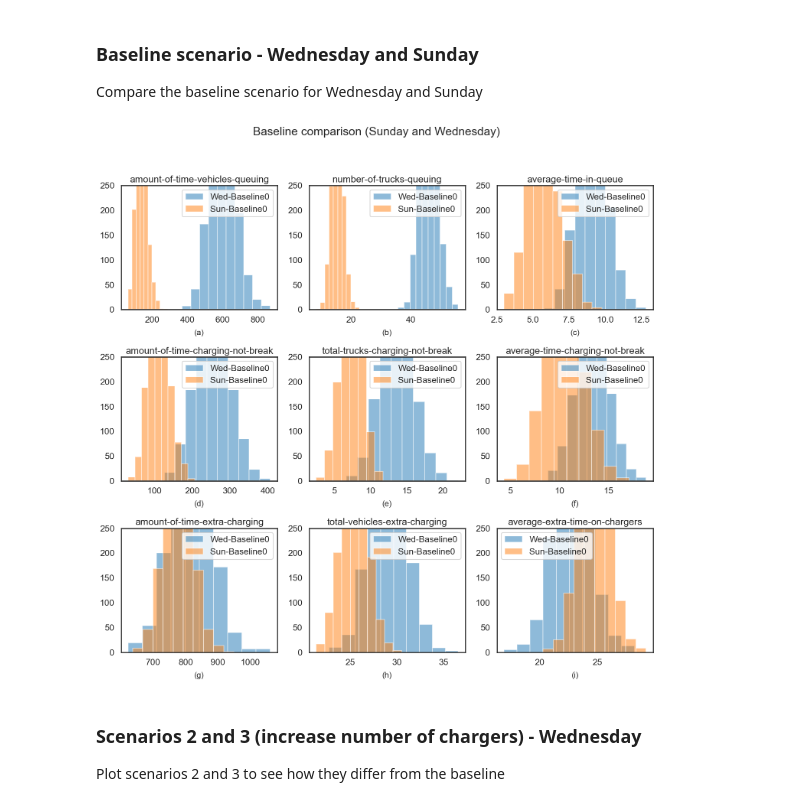
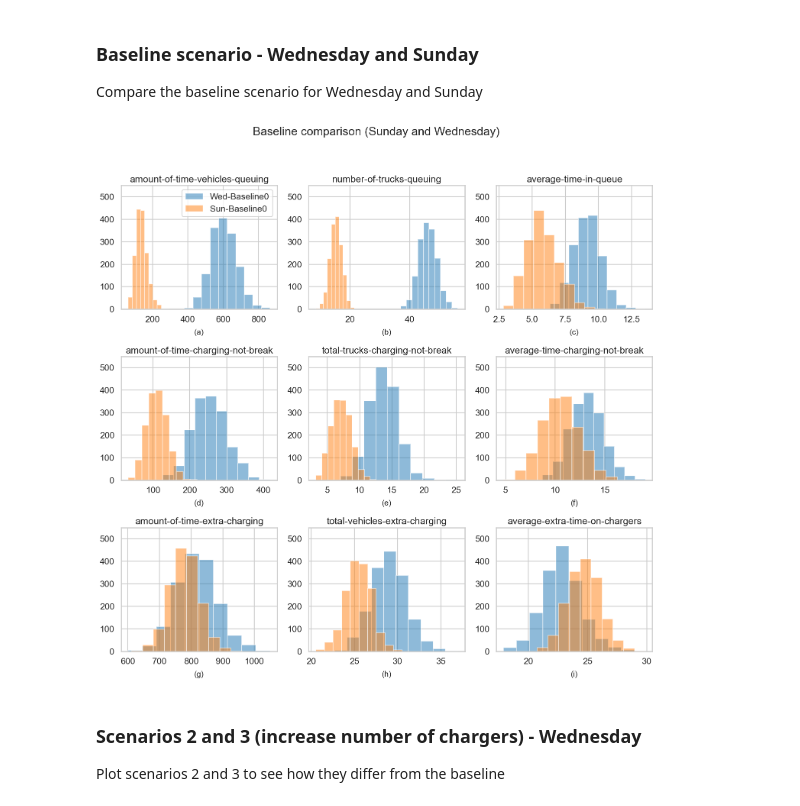
Before and after one commit to Wenhua-Jiang/eHGV-charging-ABM, a Jupyter notebook: 04 pynetlogo simulation experiments.ipynb, the cells around one changed output. Drawn from its saved outputs; the diff is of its cells as text; code cells hidden in the pictures.

```diff
--- a/04 pynetlogo simulation experiments.ipynb
+++ b/04 pynetlogo simulation experiments.ipynb
@@ -447,8 +445,9 @@ def plot_experiment_parameters(experiments, report_vars, ylim=150, bins=20, num_
 
 
 
-        # Add a legend to identify experiments
-        axes[i].legend()
+        # Add a legend to identify experiments (only on 1 chart though)
+        if i==0:
+            axes[i].legend()
 
     # Add a main title to the entire figure
     if title is not None:
@@ -565,12 +564,12 @@ Compare the baseline scenario for Wednesday and Sunday
 # %%
 os.makedirs("figs", exist_ok=True)
 experiments_to_plot = [experiment_results_wed[0], experiment_results_sun[0]]
 plot_experiment_parameters(experiments_to_plot, Experiment.report_vars,
-                           bins=None, ylim=350,
+                           bins=None, ylim=550,
                            title="Baseline comparison (Sunday and Wednesday)",
                            filename="baseline_comparison.pdf")
 # %% [output]
-[figure, old version]
+[figure, new version]
 # %% [markdown]
 ### Scenarios 2 and 3 (increase number of chargers) - Wednesday
 
```
Also changed, not shown: parts of 15 cells of this notebook.
